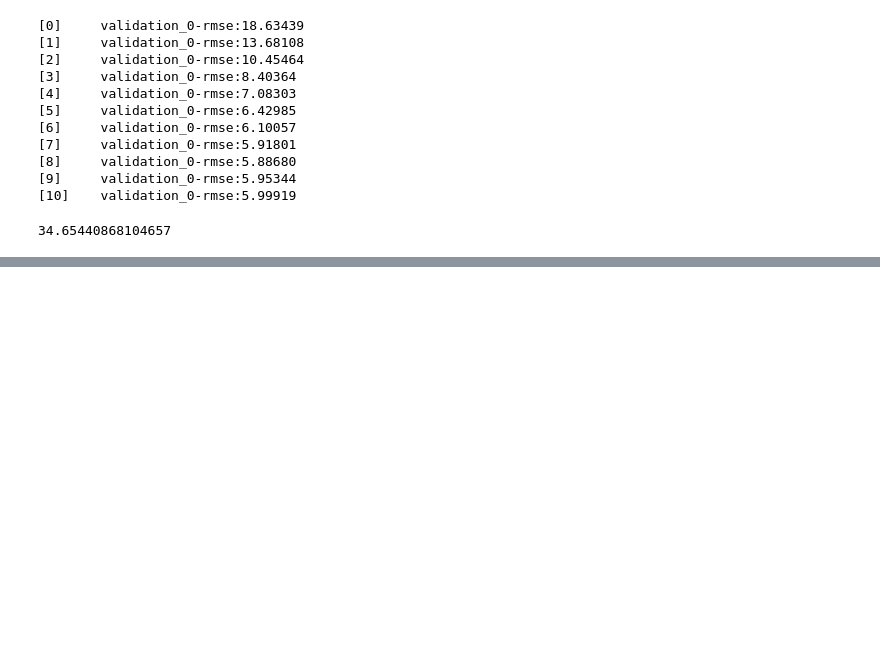
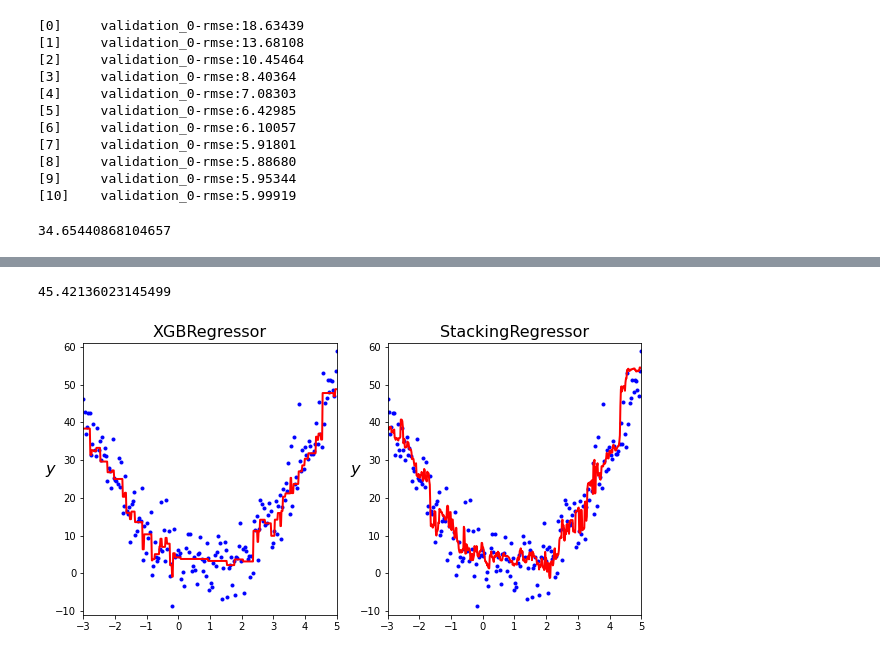
Before and after one commit to Lpshkn/Tutors, a Jupyter notebook: Practice/Ensemble/Ensemble.ipynb, the cells around one changed output, grey strips where cells are left out. Cells and saved outputs as stored; diff of their text form; code cells hidden in the pictures; blank space fills up the shorter version.

```diff
--- a/Practice/Ensemble/Ensemble.ipynb
+++ b/Practice/Ensemble/Ensemble.ipynb
@@ -615,0 +631,12 @@ plt.show()
+# %%
+estimators = [
+    ('random_forest', RandomForestRegressor()),
+    ('xgboost', XGBRegressor()),
+    ('svm', SVR()),
+    ('lasso', Lasso())
+]
+# %%
+reg = StackingRegressor(estimators=estimators,
+                        final_estimator=RandomForestRegressor(n_estimators=50))
+# %%
+reg.fit(X_train.reshape(-1, 1), y_train)
@@ -615,0 +661,20 @@ plt.show()
+# %%
+mean_squared_error(y_test, reg.predict(X_test.reshape(-1, 1)))
+# %% [output]
+45.42136023145499
+# %%
+plt.figure(figsize=(10, 5))
+
+plt.subplot(121)
+plot_predictions([xgb], X, y, axes=[-3, 5, -11, 61])
+plt.ylabel("$y$", fontsize=16, rotation=0)
+plt.title(f"XGBRegressor", fontsize=16)
+
+plt.subplot(122)
+plot_predictions([reg], X, y, axes=[-3, 5, -11, 61])
+plt.ylabel("$y$", fontsize=16, rotation=0)
+plt.title(f"StackingRegressor", fontsize=16)
+
+plt.show()
+# %% [output]
+[figure, added]
```
Also changed, not shown: parts of 7 cells of this notebook, 1 other file.
